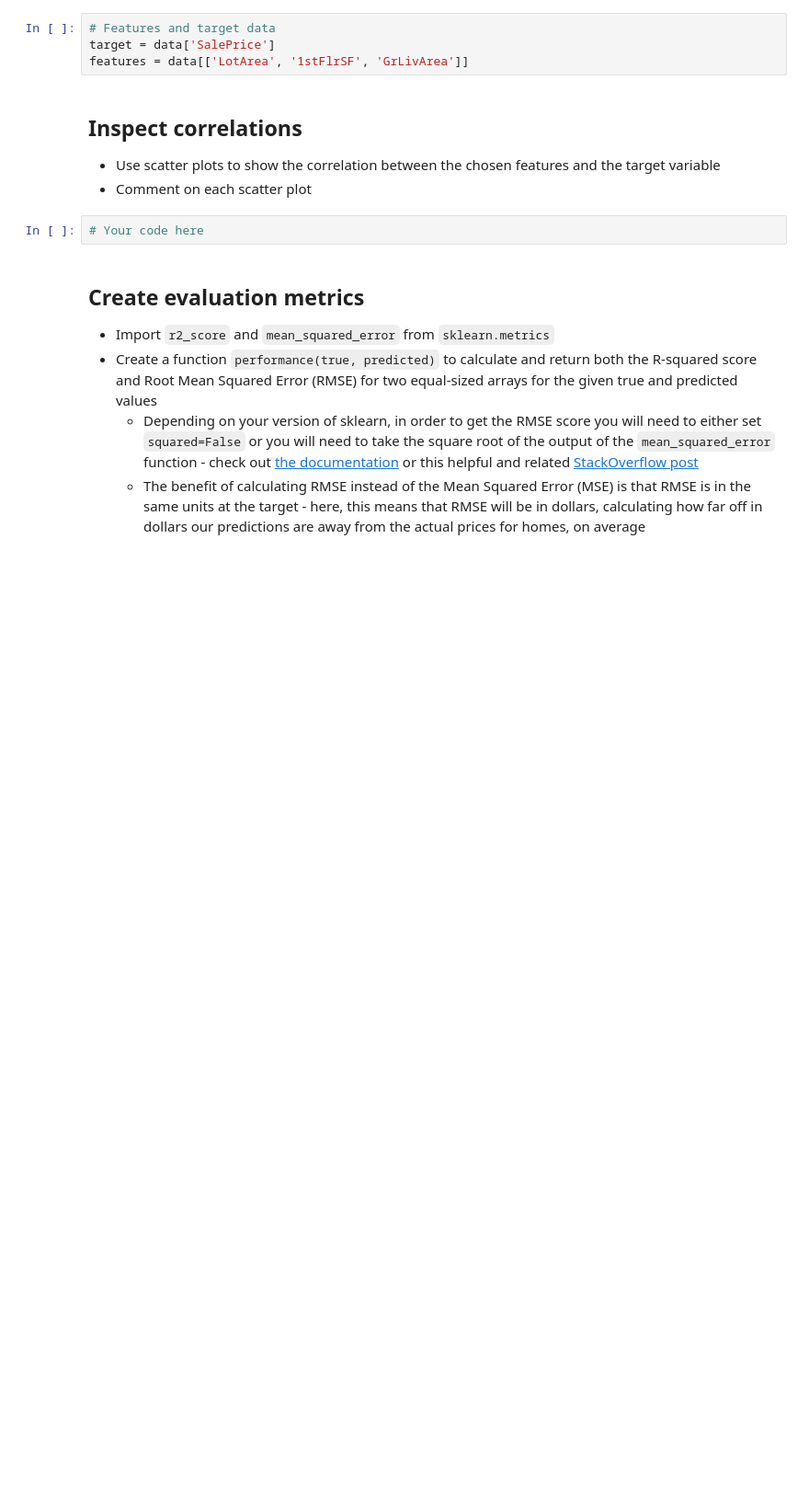
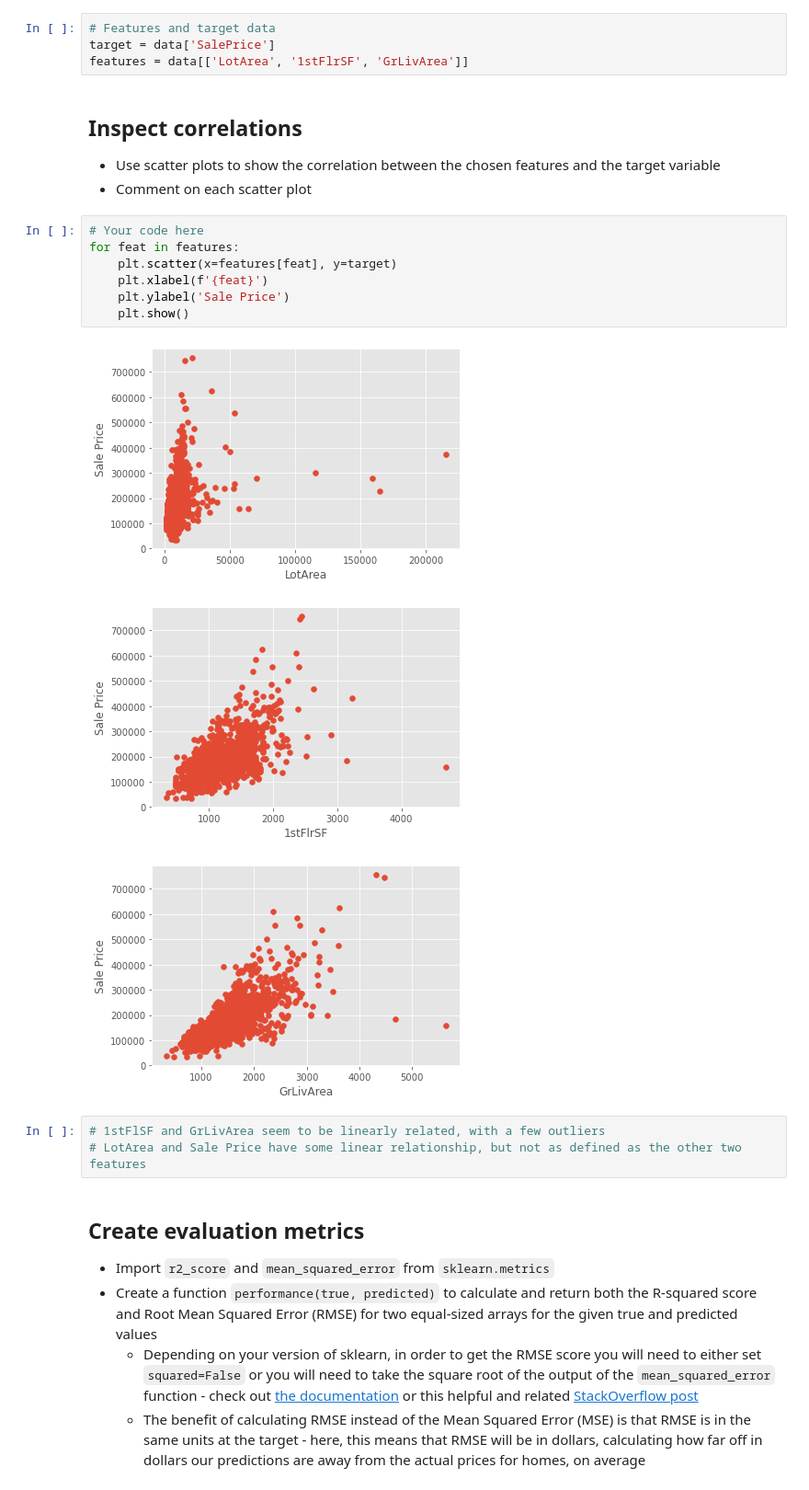
Before and after one commit to akaigraham/dsc-tuning-regression-trees-lab, a Jupyter notebook: index.ipynb, the cells around one changed output. Shown: that part at 92% size. Drawn from its saved outputs; the diff is of its cells as text; blank space fills up the shorter version.

```diff
--- a/index.ipynb
+++ b/index.ipynb
@@ -87,8 +87,20 @@ features = data[['LotArea', '1stFlrSF', 'GrLivArea']]
 
 - Use scatter plots to show the correlation between the chosen features and the target variable
 - Comment on each scatter plot
-# %%
-# Your code here
+# %%
+# Your code here
+for feat in features:
+    plt.scatter(x=features[feat], y=target)
+    plt.xlabel(f'{feat}')
+    plt.ylabel('Sale Price')
+    plt.show()
+# %% [output]
+[figure, added]
+[figure, added]
+[figure, added]
+# %%
+# 1stFlSF and GrLivArea seem to be linearly related, with a few outliers
+# LotArea and Sale Price have some linear relationship, but not as defined as the other two features
 # %% [markdown]
 ## Create evaluation metrics
 
```
Also changed, not shown: parts of 12 cells of this notebook.
